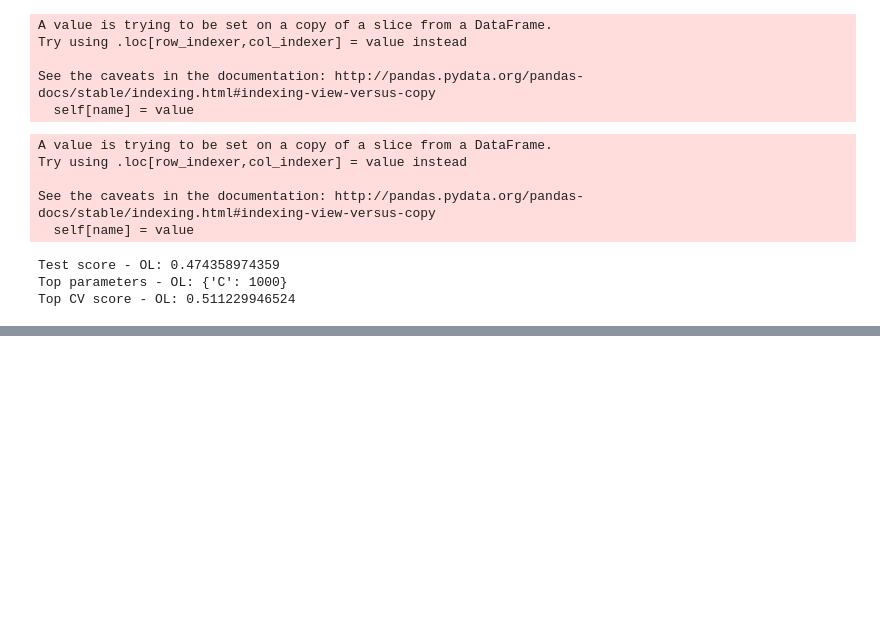
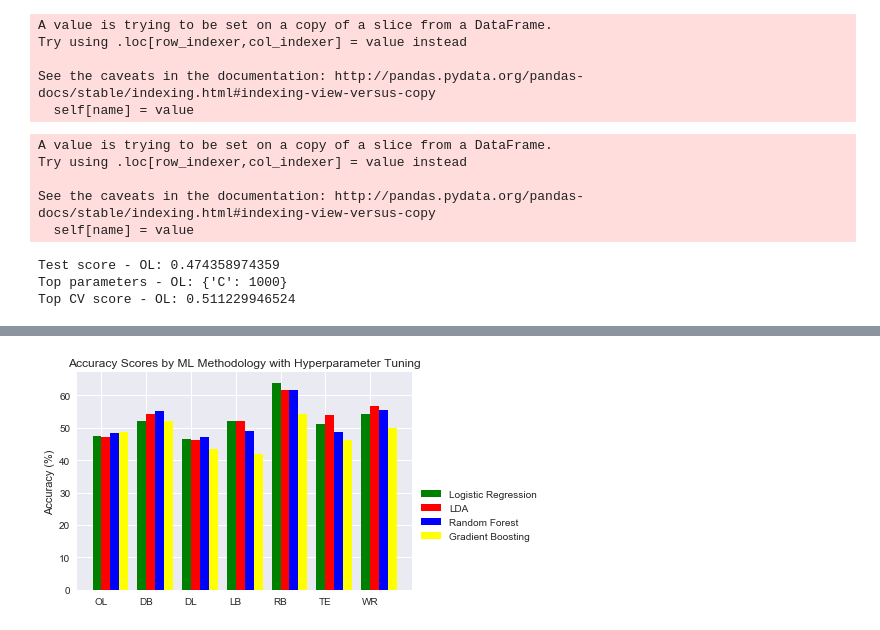
Before and after one commit to pdkim1208/Springboard, a Jupyter notebook: CapstoneProject1.ipynb, the cells around one changed output, grey strips where cells are left out. Cells and saved outputs as stored; diff of their text form; code cells hidden in the pictures; blank space fills up the shorter version.

```diff
--- a/CapstoneProject1.ipynb
+++ b/CapstoneProject1.ipynb
@@ -4066,3 +3982,34 @@ plt.show()
+# %%
+# Accuracies with Hyperparameter Tuning
+
+#Make barcharts to compare accuracies across various models
+
+#Make lists of accuracy scores based on order stated in results
+
+y_logistic_regression = [47.4, 52.2, 46.6, 52.2, 63.9, 51.3, 54.1]
+y_lda = [47.0, 54.3, 46.1,52.2,61.5,53.8,56.8]
+y_random_forest = [48.3, 55.2, 47.1, 49, 61.5, 48.7, 55.4]
+y_gradient_boosting = [48.7, 52.2, 43.6, 42, 54.1, 46.2, 50]
+
+ax = plt.subplot()
+
+N=7
+ind = np.arange(N)
+
+p1 = ax.bar(ind, y_logistic_regression,width=0.2,color='green',align='center')
+p2 = ax.bar(ind+0.2, y_lda,width=0.2,color='red',align='center')
+p3 = ax.bar(ind+0.4, y_random_forest,width=0.2,color='blue',align='center')
+p4 = ax.bar(ind+0.6, y_gradient_boosting,width=0.2,color='yellow',align='center')
+
+
+ax.set_title('Accuracy Scores by ML Methodology with Hyperparameter Tuning')
+ax.set_xticks(ind + 0.2 / 2)
+ax.set_xticklabels(['OL', 'DB', 'DL', 'LB', 'RB', 'TE', 'WR'])
+plt.ylabel('Accuracy (%)')
+ax.legend((p1[0], p2[0], p3[0], p4[0]), ('Logistic Regression', 'LDA', 'Random Forest', 'Gradient Boosting'), loc = 0, bbox_to_anchor=(1, 0.5))
+plt.show()
+# %% [output]
+[figure, added]
 # %%
 #Random Forest Feature Importances
 
```
Also changed, not shown: parts of 15 cells of this notebook.
